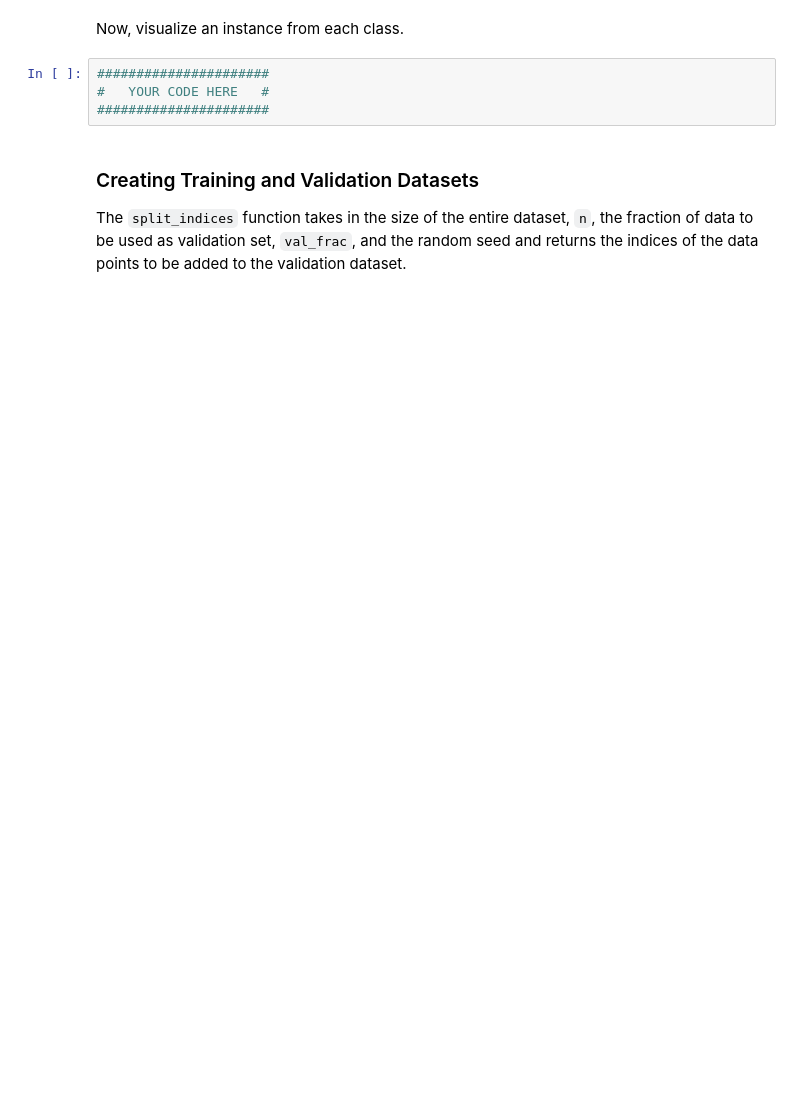
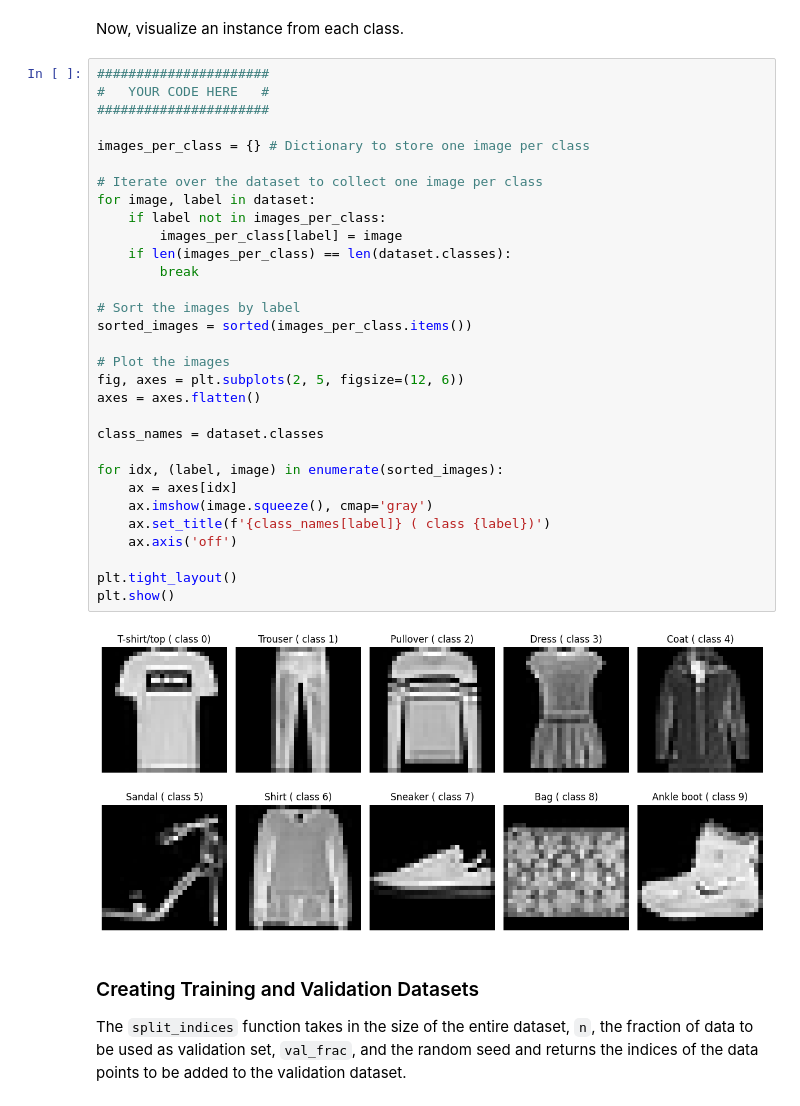
Before and after one commit to mahshadmoradi/Machine-Learning, a Jupyter notebook: CHW3/Q2.ipynb, the cells around one changed output. Drawn from its saved outputs; the diff is of its cells as text; blank space fills up the shorter version.

```diff
--- a/CHW3/Q2.ipynb
+++ b/CHW3/Q2.ipynb
@@ -78,9 +98,38 @@ print(dataset.classes)
 # %% [markdown]
 Now, visualize an instance from each class.
-# %%
-######################
-#   YOUR CODE HERE   #
-######################
+# %%
+######################
+#   YOUR CODE HERE   #
+######################
+
+images_per_class = {} # Dictionary to store one image per class
+
+# Iterate over the dataset to collect one image per class
+for image, label in dataset:
+    if label not in images_per_class:
+        images_per_class[label] = image
+    if len(images_per_class) == len(dataset.classes):
+        break
+
+# Sort the images by label
+sorted_images = sorted(images_per_class.items())
+
+# Plot the images
+fig, axes = plt.subplots(2, 5, figsize=(12, 6))
+axes = axes.flatten()
+
+class_names = dataset.classes
+
+for idx, (label, image) in enumerate(sorted_images):
+    ax = axes[idx]
+    ax.imshow(image.squeeze(), cmap='gray')
+    ax.set_title(f'{class_names[label]} ( class {label})')
+    ax.axis('off')
+
+plt.tight_layout()
+plt.show()
+# %% [output]
+[figure, added]
 # %% [markdown]
 ### Creating Training and Validation Datasets
 
```
Also changed, not shown: parts of 23 cells of this notebook.
